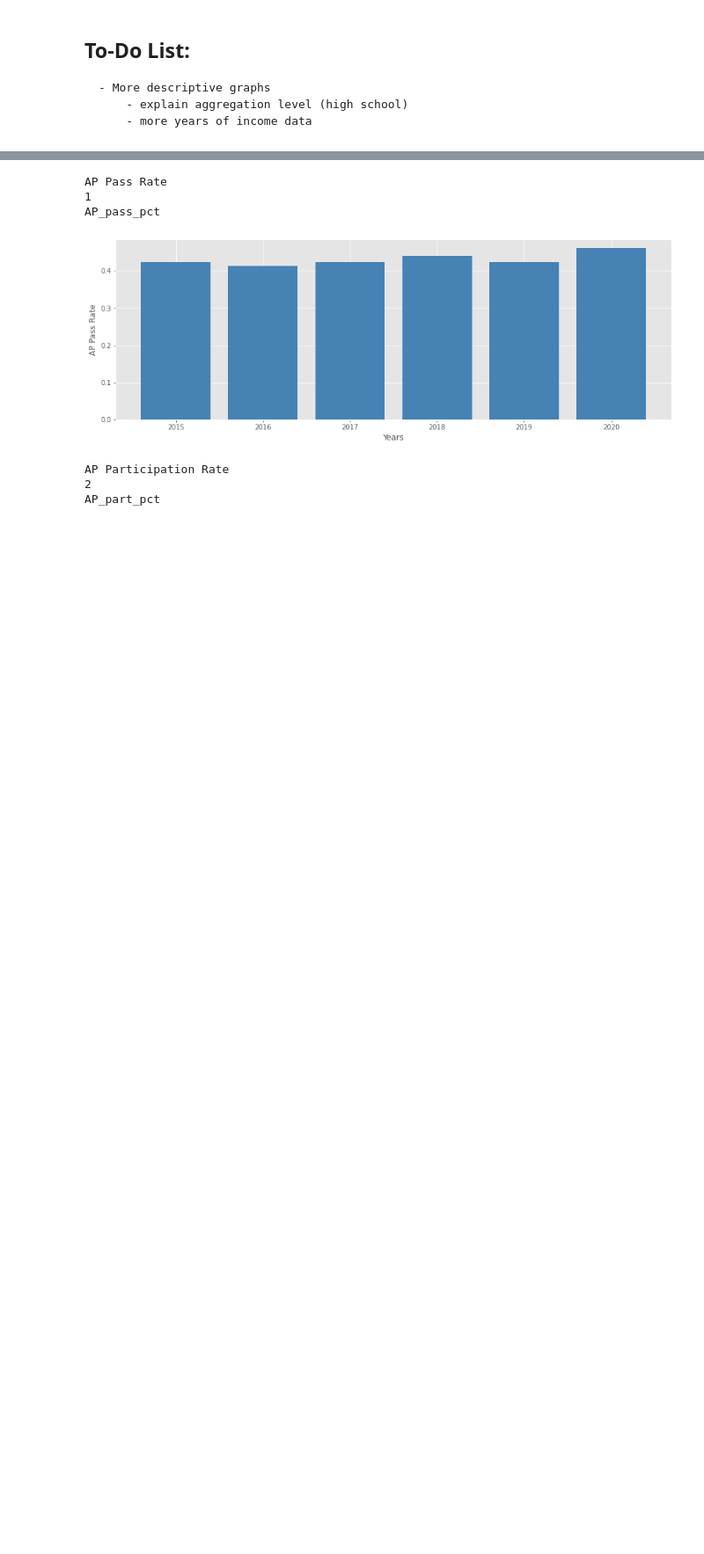
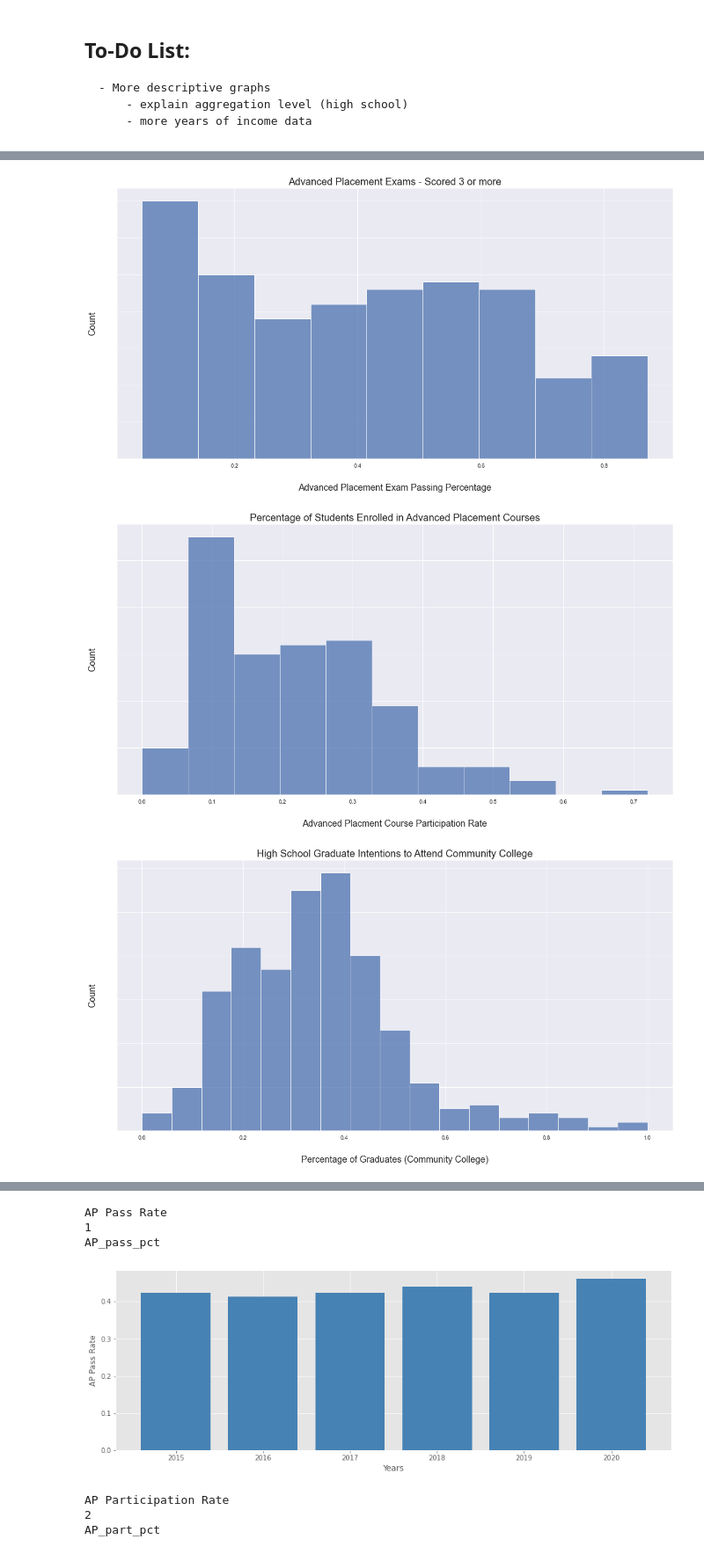
Before and after one commit to codypscott/DTSC4301, a Jupyter notebook: DataExploration.ipynb, the cells around one changed output, grey strips where cells are left out. Shown at 88% size. Drawn from its saved outputs; the diff is of its cells as text; code cells hidden in the pictures; blank space fills up the shorter version.

```diff
--- a/DataExploration.ipynb
+++ b/DataExploration.ipynb
@@ -212,0 +181,18 @@ AttributeError: 'Text' object has no property 'rot'
+# %%
+h_columns = list(hypothesis_data.columns)
+
+for variable in h_columns:
+    variable_index = h_columns.index(variable)
+
+    plt.figure()
+    variable_hist = sns.histplot( data= hypothesis_data, x= variable)
+    variable_hist.set_xlabel(x_labels[variable_index], size='18', labelpad=30)
+    variable_hist.set_ylabel('Count', size='18', labelpad=30)
+    variable_hist.set_title(titles[variable_index], size='20')
+    #variable_hist.set_xticklabels(np.arange(-.1, .6, 0.1).round(1), size='14')
+    variable_hist.set_yticklabels(variable_hist.get_yticklabels(), size='14')
+    plt.savefig(variable +'_histogram.png', bbox_inches='tight')
+# %% [output]
+[figure, added]
+[figure, added]
+[figure, added]
```
Also changed, not shown: parts of 23 cells of this notebook, 9 other files.
